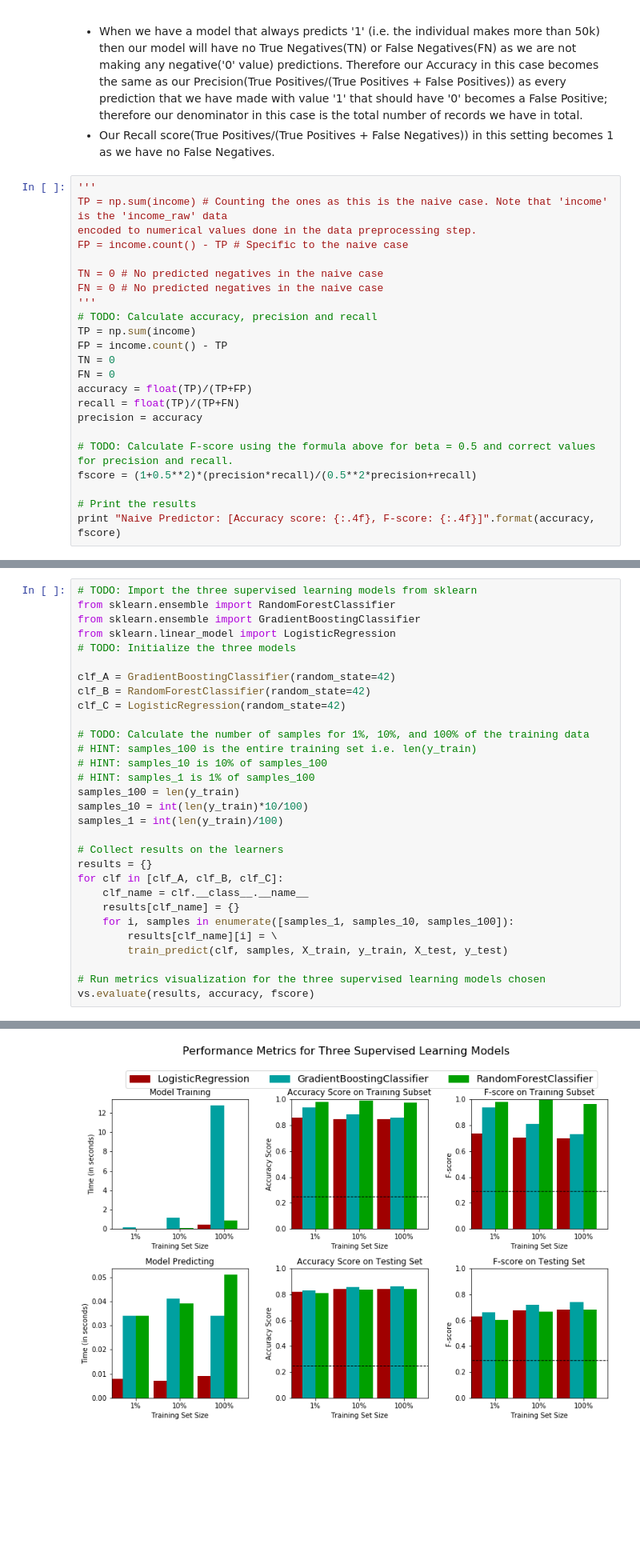
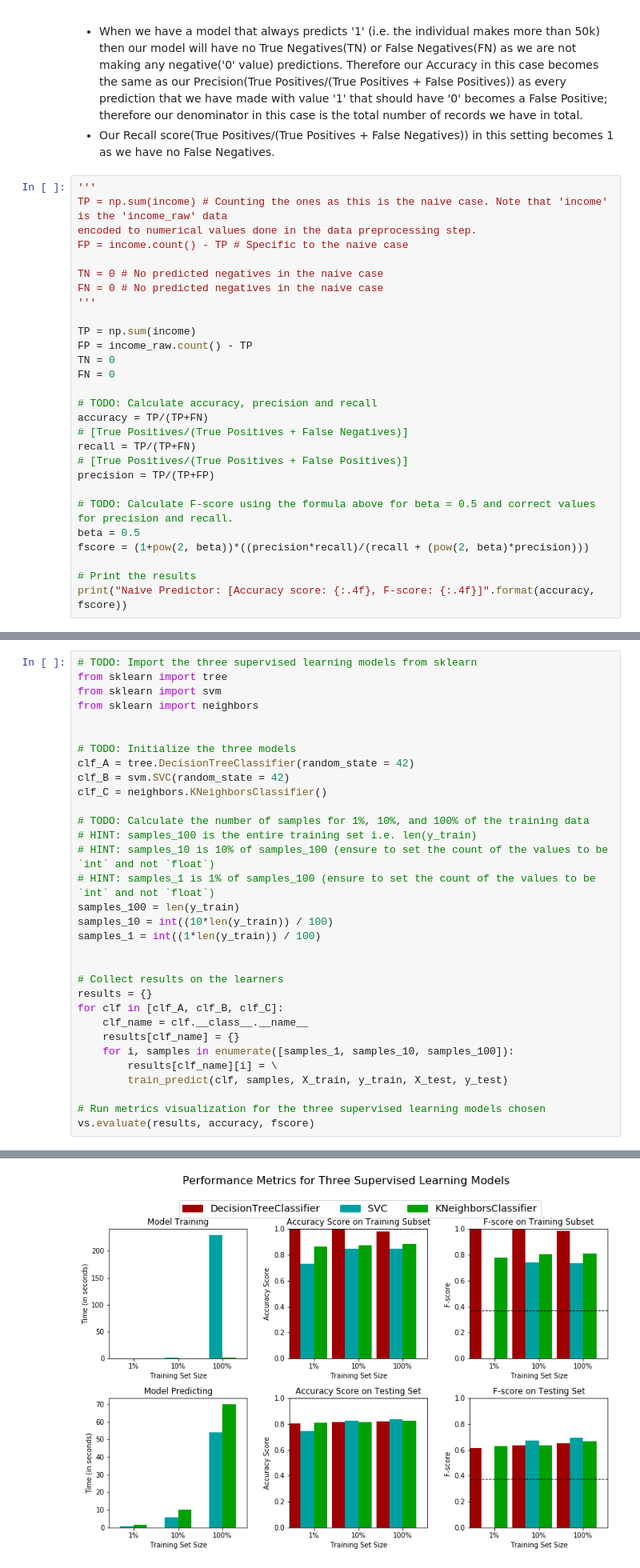
Before and after one commit to swapkh91/Finding-Donors-for-CharityML, a Jupyter notebook: finding_donors.ipynb, the cells around one changed output, grey strips where cells are left out. Shown: that part at 80% size. Saved outputs shown, nothing was run; the diff lists cells and outputs as text; blank space fills up the shorter version.

```diff
--- a/finding_donors.ipynb
+++ b/finding_donors.ipynb
@@ -244,18 +259,23 @@ FP = income.count() - TP # Specific to the naive case
 TN = 0 # No predicted negatives in the naive case
 FN = 0 # No predicted negatives in the naive case
 '''
-# TODO: Calculate accuracy, precision and recall
+
 TP = np.sum(income)
-FP = income.count() - TP
+FP = income_raw.count() - TP
 TN = 0
 FN = 0
-accuracy = float(TP)/(TP+FP)
-recall = float(TP)/(TP+FN)
-precision = accuracy
+
+# TODO: Calculate accuracy, precision and recall
+accuracy = TP/(TP+FN)
+# [True Positives/(True Positives + False Negatives)]
+recall = TP/(TP+FN)
+# [True Positives/(True Positives + False Positives)]
+precision = TP/(TP+FP)
 
 # TODO: Calculate F-score using the formula above for beta = 0.5 and correct values for precision and recall.
-fscore = (1+0.5**2)*(precision*recall)/(0.5**2*precision+recall)
+beta = 0.5
+fscore = (1+pow(2, beta))*((precision*recall)/(recall + (pow(2, beta)*precision)))
 
 # Print the results
-print "Naive Predictor: [Accuracy score: {:.4f}, F-score: {:.4f}]".format(accuracy, fscore)
+print("Naive Predictor: [Accuracy score: {:.4f}, F-score: {:.4f}]".format(accuracy, fscore))
 # %% [output]
@@ -379,22 +464,24 @@ In the code cell, you will need to implement the following:
 **Note:** Depending on which algorithms you chose, the following implementation may take some time to run!
 # %%
 # TODO: Import the three supervised learning models from sklearn
-from sklearn.ensemble import RandomForestClassifier
-from sklearn.ensemble import GradientBoostingClassifier
-from sklearn.linear_model import LogisticRegression
+from sklearn import tree
+from sklearn import svm
+from sklearn import neighbors
+
+
 # TODO: Initialize the three models
-
-clf_A = GradientBoostingClassifier(random_state=42)
-clf_B = RandomForestClassifier(random_state=42)
-clf_C = LogisticRegression(random_state=42)
+clf_A = tree.DecisionTreeClassifier(random_state = 42)
+clf_B = svm.SVC(random_state = 42)
+clf_C = neighbors.KNeighborsClassifier()
 
 # TODO: Calculate the number of samples for 1%, 10%, and 100% of the training data
 # HINT: samples_100 is the entire training set i.e. len(y_train)
-# HINT: samples_10 is 10% of samples_100
-# HINT: samples_1 is 1% of samples_100
+# HINT: samples_10 is 10% of samples_100 (ensure to set the count of the values to be `int` and not `float`)
+# HINT: samples_1 is 1% of samples_100 (ensure to set the count of the values to be `int` and not `float`)
 samples_100 = len(y_train)
-samples_10 = int(len(y_train)*10/100)
-samples_1 = int(len(y_train)/100)
+samples_10 = int((10*len(y_train)) / 100)
+samples_1 = int((1*len(y_train)) / 100)
+
 
 # Collect results on the learners
 results = {}
@@ -420,4 +507,4 @@ LogisticRegression trained on 36177 samples.
-[figure, old version]
+[figure, new version]
 # %% [markdown]
 ----
 ## Improving Results
```
Also changed, not shown: parts of 41 cells of this notebook.
